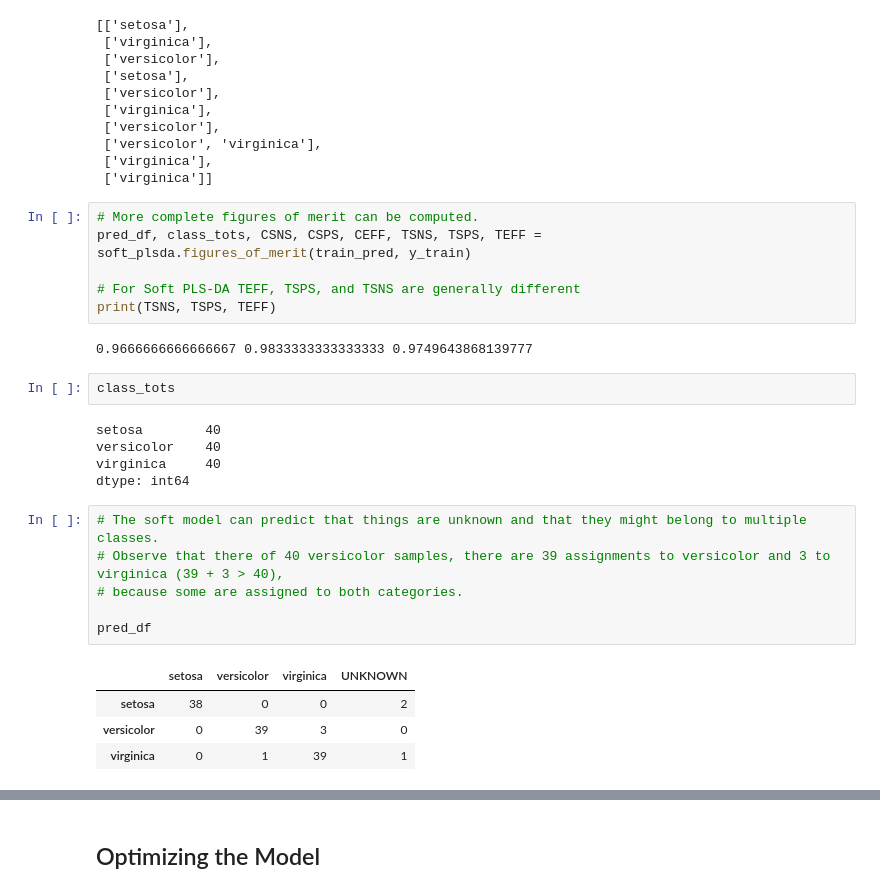
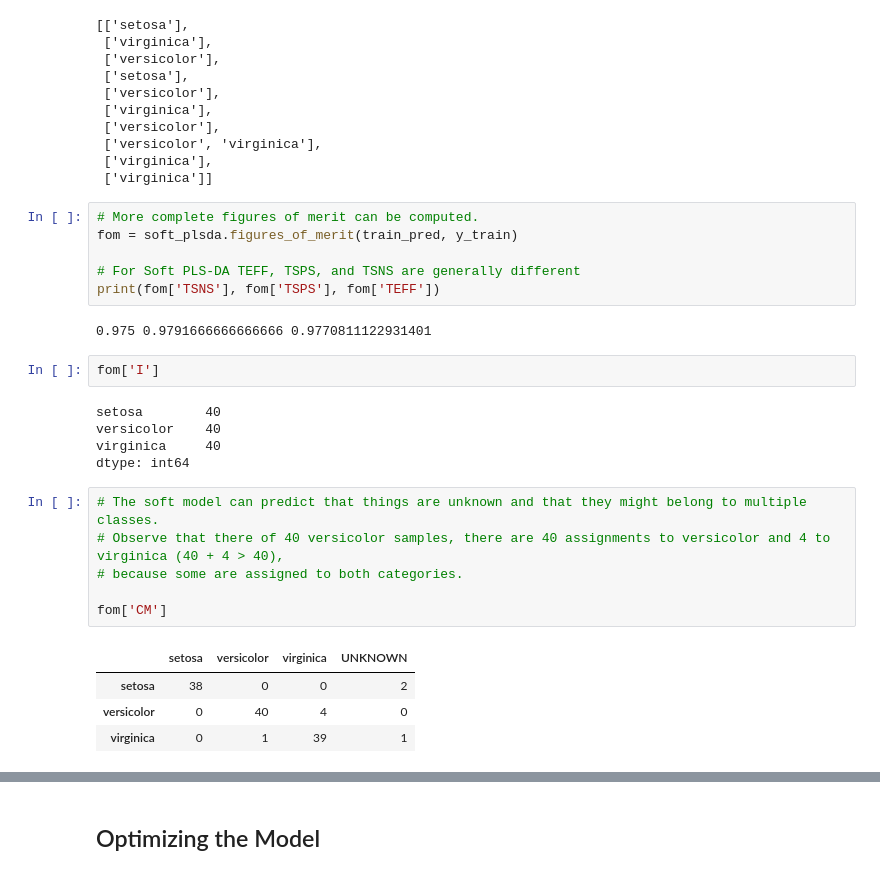
Before and after one commit to mahynski/pychemauth, a Jupyter notebook: docs/jupyter/gallery/plsda_example.ipynb, the cells around one changed output, grey strips where cells are left out. Saved outputs shown, nothing was run; the diff lists cells and outputs as text.

Commit message:
updated plsda fom outputs

```diff
--- a/docs/jupyter/gallery/plsda_example.ipynb
+++ b/docs/jupyter/gallery/plsda_example.ipynb
@@ -243,28 +244,28 @@ train_pred[:10]
  ['virginica']]
 # %%
 # More complete figures of merit can be computed.
-pred_df, class_tots, CSNS, CSPS, CEFF, TSNS, TSPS, TEFF = soft_plsda.figures_of_merit(train_pred, y_train)
+fom = soft_plsda.figures_of_merit(train_pred, y_train)
 
 # For Soft PLS-DA TEFF, TSPS, and TSNS are generally different
-print(TSNS, TSPS, TEFF)
+print(fom['TSNS'], fom['TSPS'], fom['TEFF'])
 # %% [output]
-0.9666666666666667 0.9833333333333333 0.9749643868139777
+0.975 0.9791666666666666 0.9770811122931401
-# %%
-class_tots
-# %% [output]
-setosa        40
-versicolor    40
-virginica     40
-dtype: int64
+# %%
+fom['I']
+# %% [output]
+setosa        40
+versicolor    40
+virginica     40
+dtype: int64
 # %%
 # The soft model can predict that things are unknown and that they might belong to multiple classes.
-# Observe that there of 40 versicolor samples, there are 39 assignments to versicolor and 3 to virginica (39 + 3 > 40),
+# Observe that there of 40 versicolor samples, there are 40 assignments to versicolor and 4 to virginica (40 + 4 > 40),
 # because some are assigned to both categories.
 
-pred_df
+fom['CM']
 # %% [output]
 |  | setosa | versicolor | virginica | UNKNOWN |
 | setosa | 38 | 0 | 0 | 2 |
-| versicolor | 0 | 39 | 3 | 0 |
+| versicolor | 0 | 40 | 4 | 0 |
 | virginica | 0 | 1 | 39 | 1 |
 # %%
```
Also changed, not shown: parts of 30 cells of this notebook, 5 other files.
